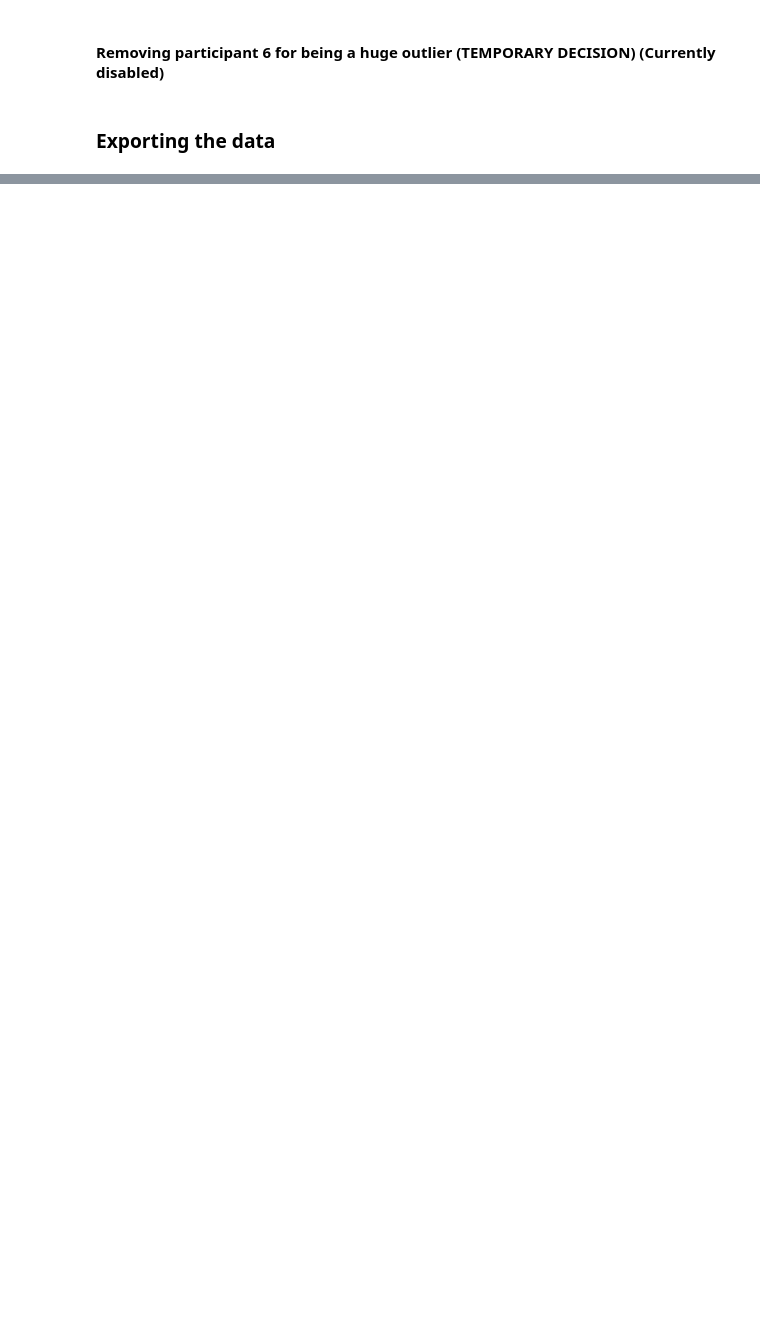
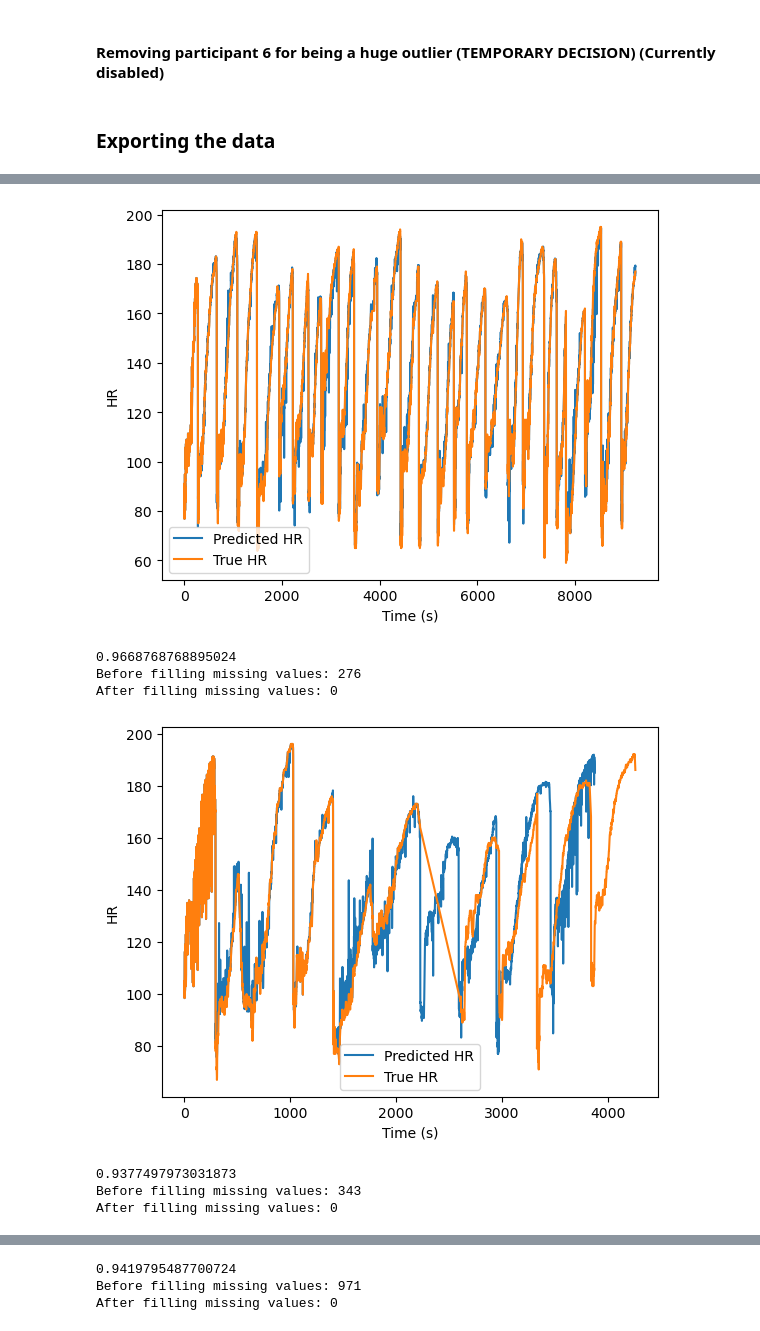
Before and after one commit to githubtijn2002/Thesis, a Jupyter notebook: 1_Importing.ipynb, the cells around one changed output, grey strips where cells are left out. Saved outputs shown, nothing was run; the diff lists cells and outputs as text; code cells hidden in the pictures; blank space fills up the shorter version.

```diff
--- a/1_Importing.ipynb
+++ b/1_Importing.ipynb
@@ -394,7 +382,7 @@ Text(0.5, 1.0, 'Expiratory Time (Te) after 2nd correction')
 # %% [markdown]
 #### Removing participant 6 for being a huge outlier (TEMPORARY DECISION) (Currently disabled)
 # %%
-#idxdx = LC_df_edit['Participant'] == 'LC_6'
-#LC_df_edit = LC_df_edit.loc[-idxdx]
+idxdx = LC_df_edit['Participant'] == 'LC_6'
+LC_df_edit = LC_df_edit.loc[-idxdx]
 # %% [markdown]
 ### Exporting the data
@@ -485,0 +389,52 @@ dtype: int64
+# %%
+# Split the data into features and target
+# train a linear regression model to predict HR
+from sklearn.model_selection import train_test_split
+# import standard scaler
+from sklearn.preprocessing import StandardScaler
+from sklearn.linear_model import LinearRegression
+from sklearn.linear_model import Lasso
+from sklearn.linear_model import Ridge
+from sklearn.ensemble import RandomForestRegressor
+for df in [Control_df_edit, LC_df_edit, ME_df_edit]:
+    missing_start_n = df['HR'].isna().sum()
+    df_dropped = df.dropna()
+    X = df_dropped.drop(columns = ['HR', 'Participant', 'Phase'])
+    y = df_dropped['HR']
+    X_train, X_test, y_train, y_test = train_test_split(X, y, test_size=0.2, random_state=42)
+    scaler = StandardScaler()
+
+    X_train_scaled = scaler.fit_transform(X_train)
+    X_test_scaled = scaler.transform(X_test)
+
+    model = RandomForestRegressor()
+    model.fit(X_train_scaled, y_train)
+    y_pred = model.predict(X_test_scaled)
+    y_pred_with_nan = model.predict(scaler.transform(df.drop(columns = ['HR', 'Participant', 'Phase'])))
+    y_undropped = df['HR'].copy()
+    to_fill = y_undropped[y_undropped.isnull()].index
+    y_undropped[to_fill] = y_pred_with_nan[to_fill]
+    df['HR'] = y_undropped
+    #predict HR for the entire dataset
+    HR_pred = model.predict(scaler.transform(df.drop(columns = ['HR', 'Participant', 'Phase'])))
+    plt.figure()
+    # plot predicted values and true values in one plot against index
+    plt.plot(HR_pred, label='Predicted HR')
+    plt.plot(df['HR'], label='True HR')
+    plt.xlabel('Time (s)')
+    plt.ylabel('HR')
+    plt.legend()
+    plt.show()
+    # print score
+    print(model.score(X_test_scaled, y_test))
+    print(f'Before filling missing values: {missing_start_n}')
+    print(f'After filling missing values: {df["HR"].isna().sum()}')
+# %% [output]
+[figure, added]
+0.9668768768895024
+Before filling missing values: 276
+After filling missing values: 0
+[figure, added]
+0.9377497973031873
+Before filling missing values: 343
+After filling missing values: 0
@@ -485,0 +442,3 @@ dtype: int64
+0.9419795487700724
+Before filling missing values: 971
+After filling missing values: 0
```
Also changed, not shown: parts of 18 cells of this notebook, 1 other file.
